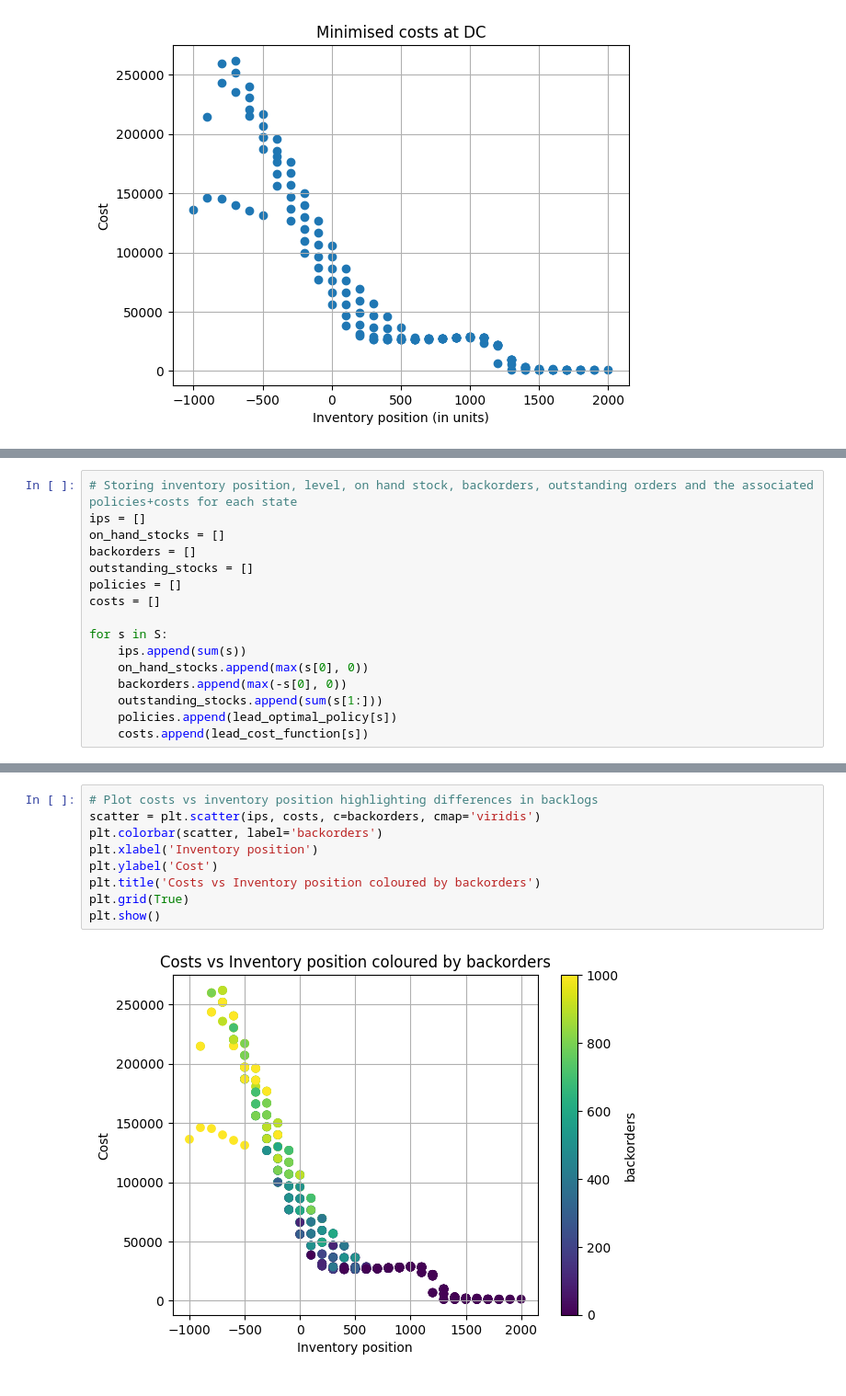
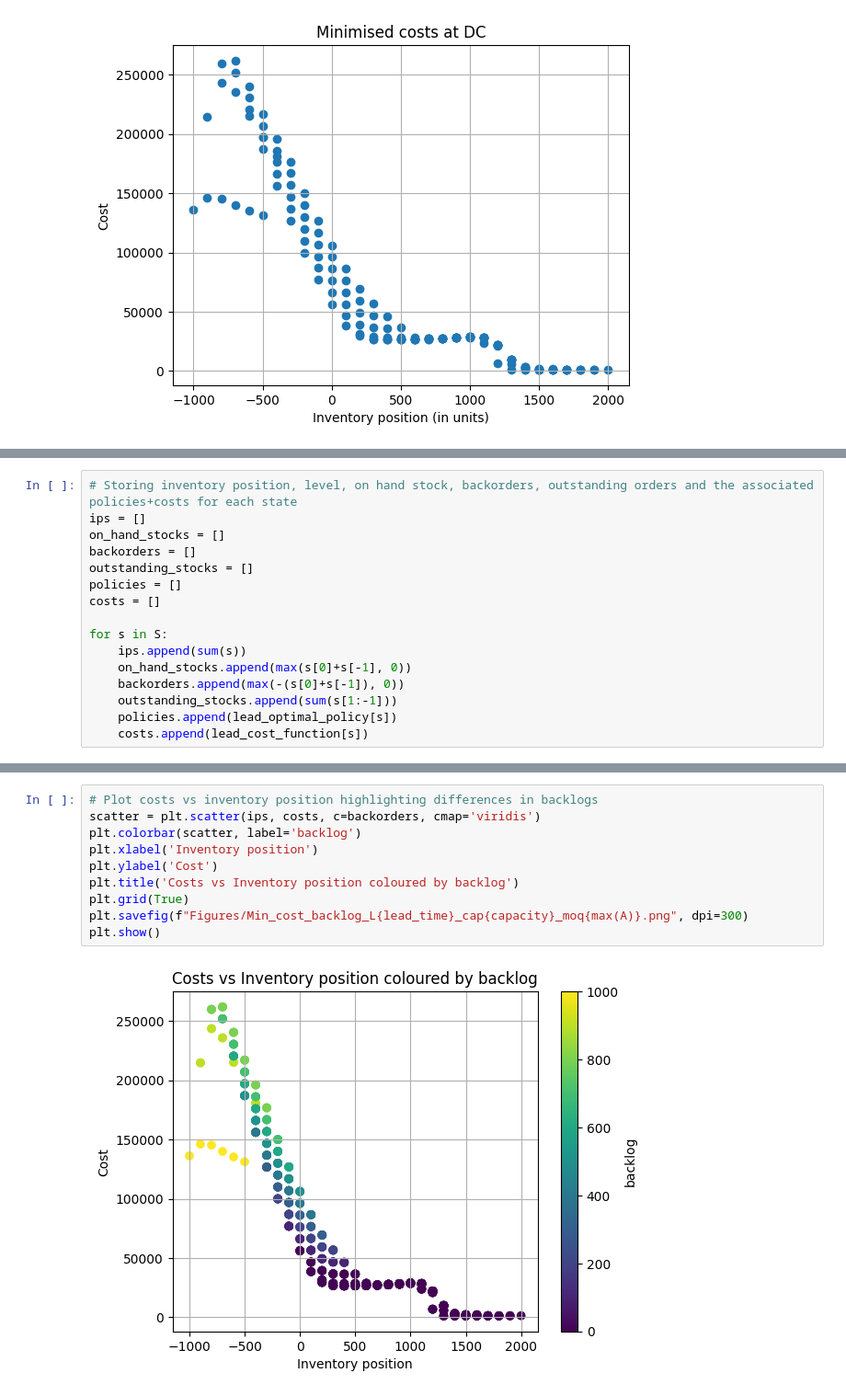
Before and after one commit to turtlesoul25/STOR-i_IM_PhDResearchProposal, a Jupyter notebook: SolveMDP.ipynb, the cells around one changed output, grey strips where cells are left out. Shown at 92% size. Saved outputs shown, nothing was run; the diff lists cells and outputs as text.

```diff
--- a/SolveMDP.ipynb
+++ b/SolveMDP.ipynb
@@ -232,9 +242,9 @@ costs = []
 
 for s in S:
     ips.append(sum(s))
-    on_hand_stocks.append(max(s[0], 0))
-    backorders.append(max(-s[0], 0))
-    outstanding_stocks.append(sum(s[1:]))
+    on_hand_stocks.append(max(s[0]+s[-1], 0))
+    backorders.append(max(-(s[0]+s[-1]), 0))
+    outstanding_stocks.append(sum(s[1:-1]))
     policies.append(lead_optimal_policy[s])
     costs.append(lead_cost_function[s])
 # %%
@@ -251,14 +262,15 @@ plt.show()
 # %%
 # Plot costs vs inventory position highlighting differences in backlogs
 scatter = plt.scatter(ips, costs, c=backorders, cmap='viridis')
-plt.colorbar(scatter, label='backorders')
+plt.colorbar(scatter, label='backlog')
 plt.xlabel('Inventory position')
 plt.ylabel('Cost')
-plt.title('Costs vs Inventory position coloured by backorders')
+plt.title('Costs vs Inventory position coloured by backlog')
 plt.grid(True)
+plt.savefig(f"Figures/Min_cost_backlog_L{lead_time}_cap{capacity}_moq{max(A)}.png", dpi=300)
 plt.show()
 # %% [output]
-[figure, old version]
+[figure, new version]
 # %%
 # Plot costs vs inventory position highlighting differences in outstanding orders
 scatter = plt.scatter(ips, costs, c=outstanding_stocks, cmap='viridis')
```
Also changed, not shown: parts of 10 cells of this notebook, 7 other files.
